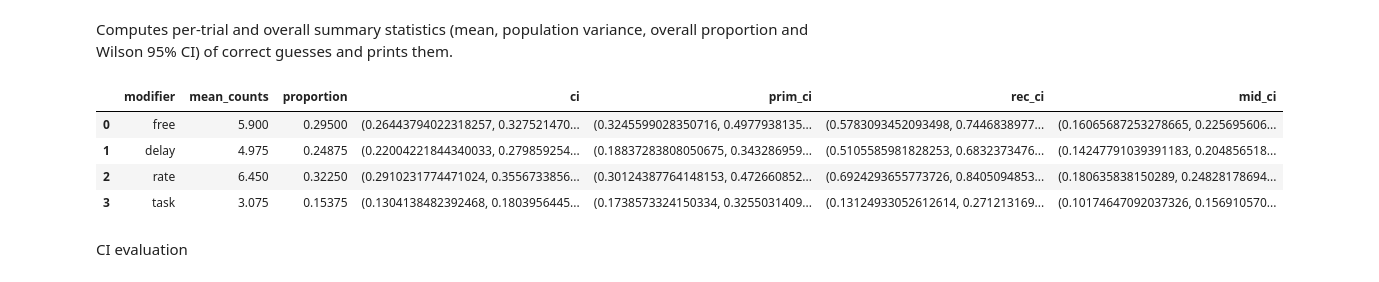
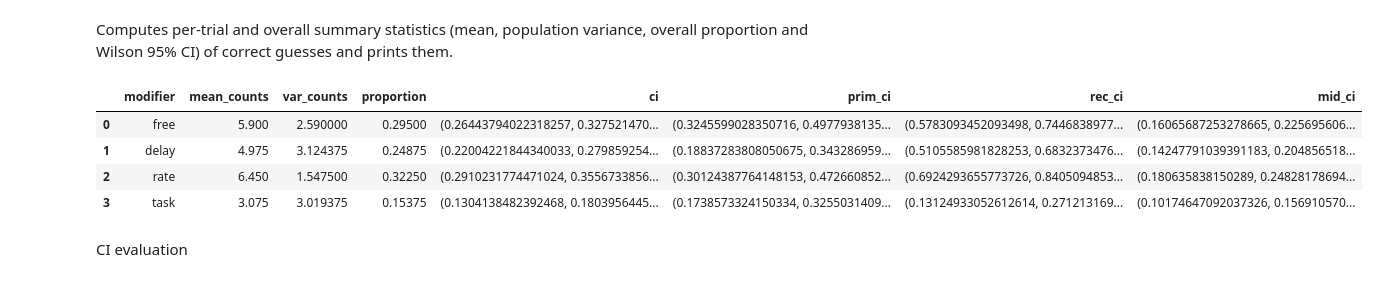
Before and after one commit to BalducciFrancesco/02464-Miniproject-1, a Jupyter notebook: analysis/analysis.ipynb, the cells around one changed output. Drawn from its saved outputs; the diff is of its cells as text; code cells hidden in the pictures.

```diff
--- a/analysis/analysis.ipynb
+++ b/analysis/analysis.ipynb
@@ -45,43 +67,45 @@ summary_rows = []
 for mod, res in results.items():
     counts = [r['counts'] for r in res]
     mean_counts = sum(counts) / len(counts) if len(counts) > 0 else float('nan')
+    var_counts = sum((c - mean_counts) ** 2 for c in counts) / len(counts) if len(counts) > 0 else float('nan')
 
     total_successes = sum(r['counts'] for r in res)
     total_positions = sum(len(r['binaries']) for r in res)
     proportion = total_successes / total_positions if total_positions > 0 else float('nan')
     ci = wilson_ci(total_successes, total_positions)
 
     # primacy (first 3), recency (last 3), middle (positions 4..17)
     ps = sum(sum(int(b) for b in r['binaries'][:3]) for r in res)
     pn = sum(min(3, len(r['binaries'])) for r in res)
     rs = sum(sum(int(b) for b in r['binaries'][-3:]) for r in res)
     rn = pn
     ms = sum(sum(int(b) for b in r['binaries'][3:17]) for r in res)
     mn = sum(max(0, min(17, len(r['binaries'])) - 3) for r in res)
 
     prim_ci = wilson_ci(ps, pn)
     rec_ci = wilson_ci(rs, rn)
     mid_ci = wilson_ci(ms, mn)
 
     summary_rows.append({
         'modifier': mod,
         'mean_counts': mean_counts,
+        'var_counts': var_counts,
         'proportion': proportion,
         'ci': ci,
         'prim_ci': prim_ci,
         'rec_ci': rec_ci,
         'mid_ci': mid_ci,
     })
 
 summary_df = pd.DataFrame(summary_rows)
-summary_df = summary_df[[ 'modifier', 'mean_counts', 'proportion', 'ci', 'prim_ci', 'rec_ci', 'mid_ci']]
+summary_df = summary_df[[ 'modifier', 'mean_counts', 'var_counts', 'proportion', 'ci', 'prim_ci', 'rec_ci', 'mid_ci']]
 summary_df
 # %% [output]
-|  | modifier | mean_counts | proportion | ci | prim_ci | rec_ci | mid_ci |
-| 0 | free | 5.900 | 0.29500 | (0.26443794022318257, 0.327521470... | (0.3245599028350716, 0.4977938135... | (0.5783093452093498, 0.7446838977... | (0.16065687253278665, 0.225695606... |
-| 1 | delay | 4.975 | 0.24875 | (0.22004221844340033, 0.279859254... | (0.18837283808050675, 0.343286959... | (0.5105585981828253, 0.6832373476... | (0.14247791039391183, 0.204856518... |
-| 2 | rate | 6.450 | 0.32250 | (0.2910231774471024, 0.3556733856... | (0.30124387764148153, 0.472660852... | (0.6924293655773726, 0.8405094853... | (0.180635838150289, 0.24828178694... |
-| 3 | task | 3.075 | 0.15375 | (0.1304138482392468, 0.1803956445... | (0.1738573324150334, 0.3255031409... | (0.13124933052612614, 0.271213169... | (0.10174647092037326, 0.156910570... |
+|  | modifier | mean_counts | var_counts | proportion | ci | prim_ci | rec_ci | mid_ci |
+| 0 | free | 5.900 | 2.590000 | 0.29500 | (0.26443794022318257, 0.327521470... | (0.3245599028350716, 0.4977938135... | (0.5783093452093498, 0.7446838977... | (0.16065687253278665, 0.225695606... |
+| 1 | delay | 4.975 | 3.124375 | 0.24875 | (0.22004221844340033, 0.279859254... | (0.18837283808050675, 0.343286959... | (0.5105585981828253, 0.6832373476... | (0.14247791039391183, 0.204856518... |
+| 2 | rate | 6.450 | 1.547500 | 0.32250 | (0.2910231774471024, 0.3556733856... | (0.30124387764148153, 0.472660852... | (0.6924293655773726, 0.8405094853... | (0.180635838150289, 0.24828178694... |
+| 3 | task | 3.075 | 3.019375 | 0.15375 | (0.1304138482392468, 0.1803956445... | (0.1738573324150334, 0.3255031409... | (0.13124933052612614, 0.271213169... | (0.10174647092037326, 0.156910570... |
 # %% [markdown]
 CI evaluation
 # %%
```
Also changed, not shown: parts of 14 cells of this notebook.
